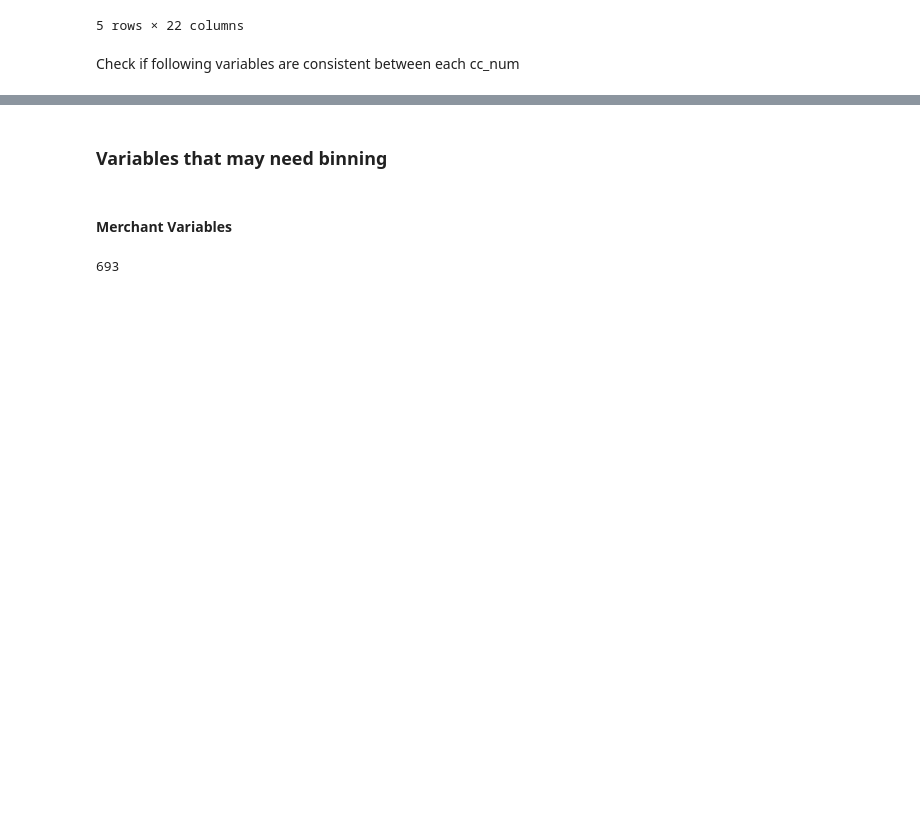
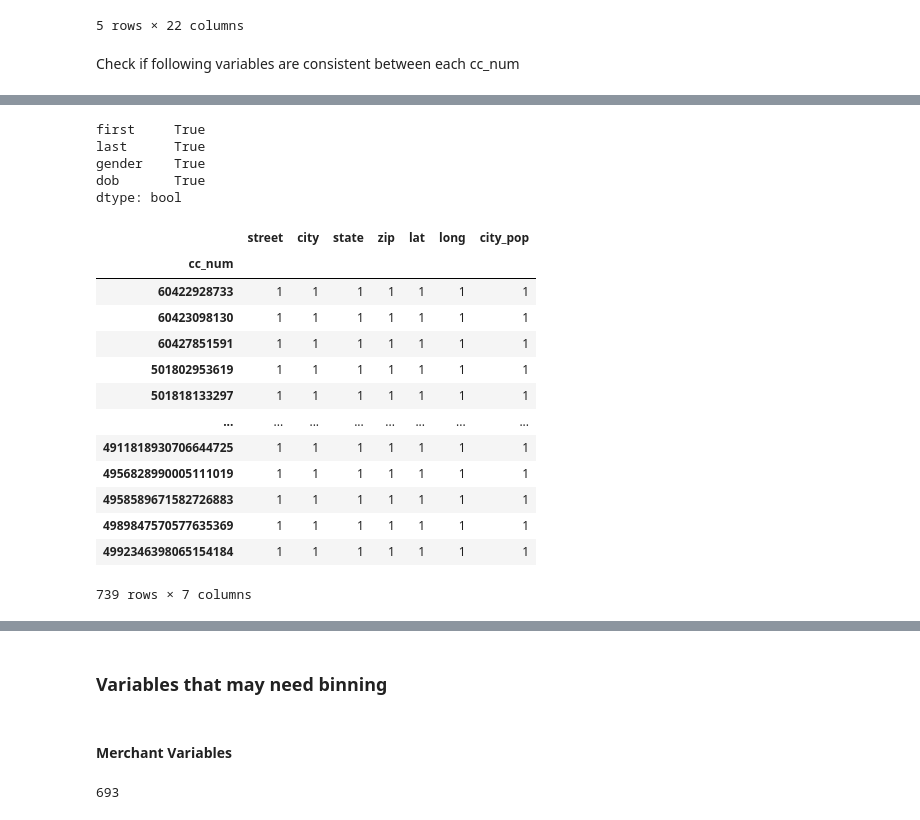
Before and after one commit to anabellafalk/cc_fraud_detection, a Jupyter notebook: eda.ipynb, the cells around one changed output, grey strips where cells are left out. Cells and saved outputs as stored; diff of their text form; code cells hidden in the pictures; blank space fills up the shorter version.

Commit message:
Check cols consistent for each cc_num:

```diff
--- a/eda.ipynb
+++ b/eda.ipynb
@@ -189,0 +206,26 @@ career_cols = ['job']
+# %%
+(dat_tr.groupby('cc_num')[identity_cols].nunique()[identity_cols] == 1).all()
+# %% [output]
+first     True
+last      True
+gender    True
+dob       True
+dtype: bool
+# %%
+# Aggregate data by cc_num then check territory is the same
+dat_tr.groupby('cc_num')[territory_cols].nunique()
+# %% [output]
+|  | street | city | state | zip | lat | long | city_pop |
+| cc_num |  |  |  |  |  |  |  |
+| 60422928733 | 1 | 1 | 1 | 1 | 1 | 1 | 1 |
+| 60423098130 | 1 | 1 | 1 | 1 | 1 | 1 | 1 |
+| 60427851591 | 1 | 1 | 1 | 1 | 1 | 1 | 1 |
+| 501802953619 | 1 | 1 | 1 | 1 | 1 | 1 | 1 |
+| 501818133297 | 1 | 1 | 1 | 1 | 1 | 1 | 1 |
+| ... | ... | ... | ... | ... | ... | ... | ... |
+| 4911818930706644725 | 1 | 1 | 1 | 1 | 1 | 1 | 1 |
+| 4956828990005111019 | 1 | 1 | 1 | 1 | 1 | 1 | 1 |
+| 4958589671582726883 | 1 | 1 | 1 | 1 | 1 | 1 | 1 |
+| 4989847570577635369 | 1 | 1 | 1 | 1 | 1 | 1 | 1 |
+| 4992346398065154184 | 1 | 1 | 1 | 1 | 1 | 1 | 1 |
+739 rows × 7 columns
```
Also changed, not shown: parts of 7 cells of this notebook.
